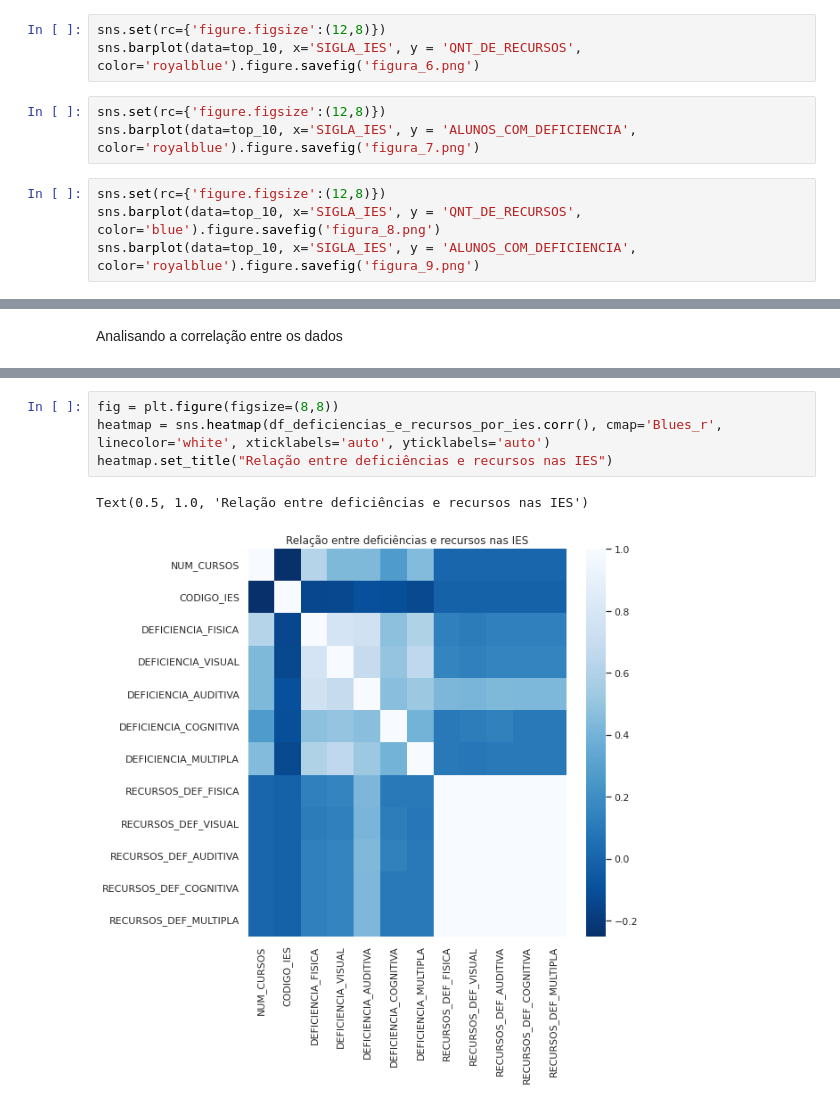
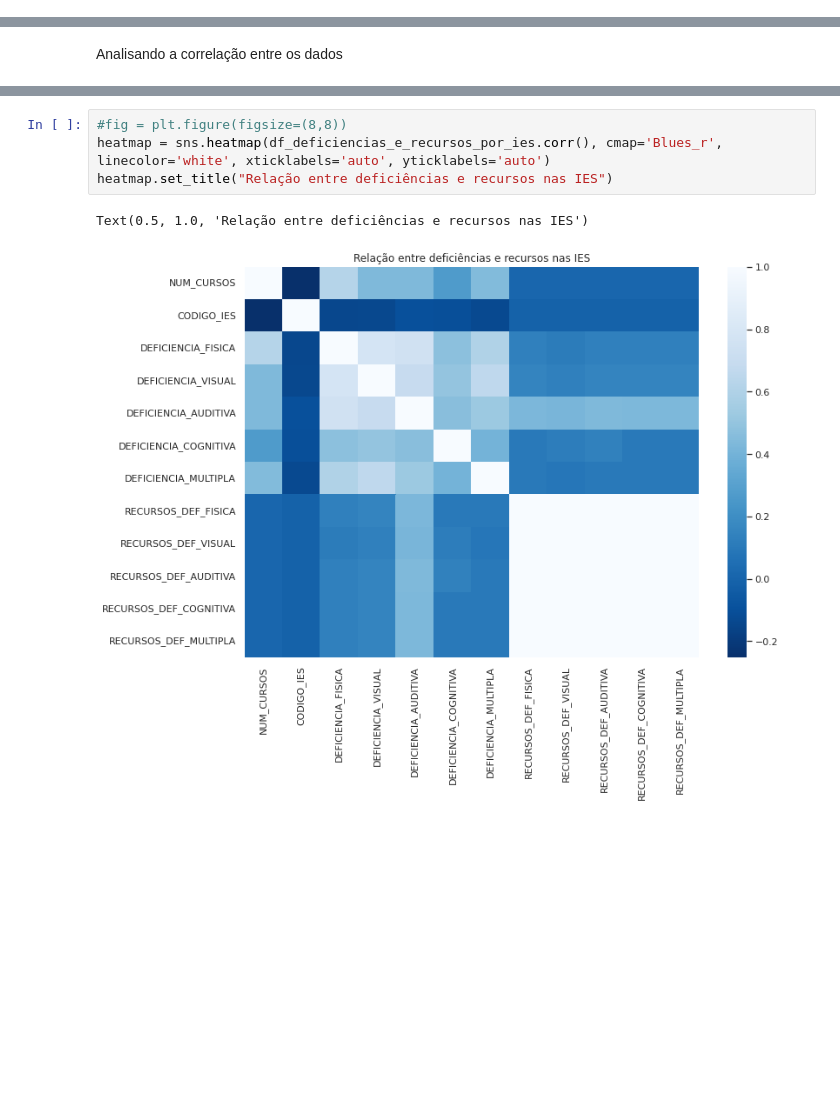
Before and after one commit to roxacarv/edulearn, a Jupyter notebook: Edulearn.ipynb, the cells around one changed output, grey strips where cells are left out. Saved outputs shown, nothing was run; the diff lists cells and outputs as text; blank space fills up the shorter version.

```diff
--- a/Edulearn.ipynb
+++ b/Edulearn.ipynb
@@ -1283,10 +1434,0 @@ top_10
-# %%
-sns.set(rc={'figure.figsize':(12,8)})
-sns.barplot(data=top_10, x='SIGLA_IES', y = 'QNT_DE_RECURSOS', color='royalblue').figure.savefig('figura_6.png')
-# %%
-sns.set(rc={'figure.figsize':(12,8)})
-sns.barplot(data=top_10, x='SIGLA_IES', y = 'ALUNOS_COM_DEFICIENCIA', color='royalblue').figure.savefig('figura_7.png')
-# %%
-sns.set(rc={'figure.figsize':(12,8)})
-sns.barplot(data=top_10, x='SIGLA_IES', y = 'QNT_DE_RECURSOS', color='blue').figure.savefig('figura_8.png')
-sns.barplot(data=top_10, x='SIGLA_IES', y = 'ALUNOS_COM_DEFICIENCIA', color='royalblue').figure.savefig('figura_9.png')
@@ -2070,9 +2221,9 @@ df_deficiencias_e_recursos_por_ies.corr()
 | RECURSOS_DEF_COGNITIVA | 0.009217 | -0.010388 | 0.132545 | 0.152422 | 0.430496 | ... |
 | RECURSOS_DEF_MULTIPLA | 0.009217 | -0.010388 | 0.132545 | 0.152422 | 0.430496 | ... |
 # %%
-fig = plt.figure(figsize=(8,8))
+#fig = plt.figure(figsize=(8,8))
 heatmap = sns.heatmap(df_deficiencias_e_recursos_por_ies.corr(), cmap='Blues_r', linecolor='white', xticklabels='auto', yticklabels='auto')
 heatmap.set_title("Relação entre deficiências e recursos nas IES")
 # %% [output]
 Text(0.5, 1.0, 'Relação entre deficiências e recursos nas IES')
-[figure, old version]
+[figure, new version]
```
Also changed, not shown: parts of 43 cells of this notebook.
